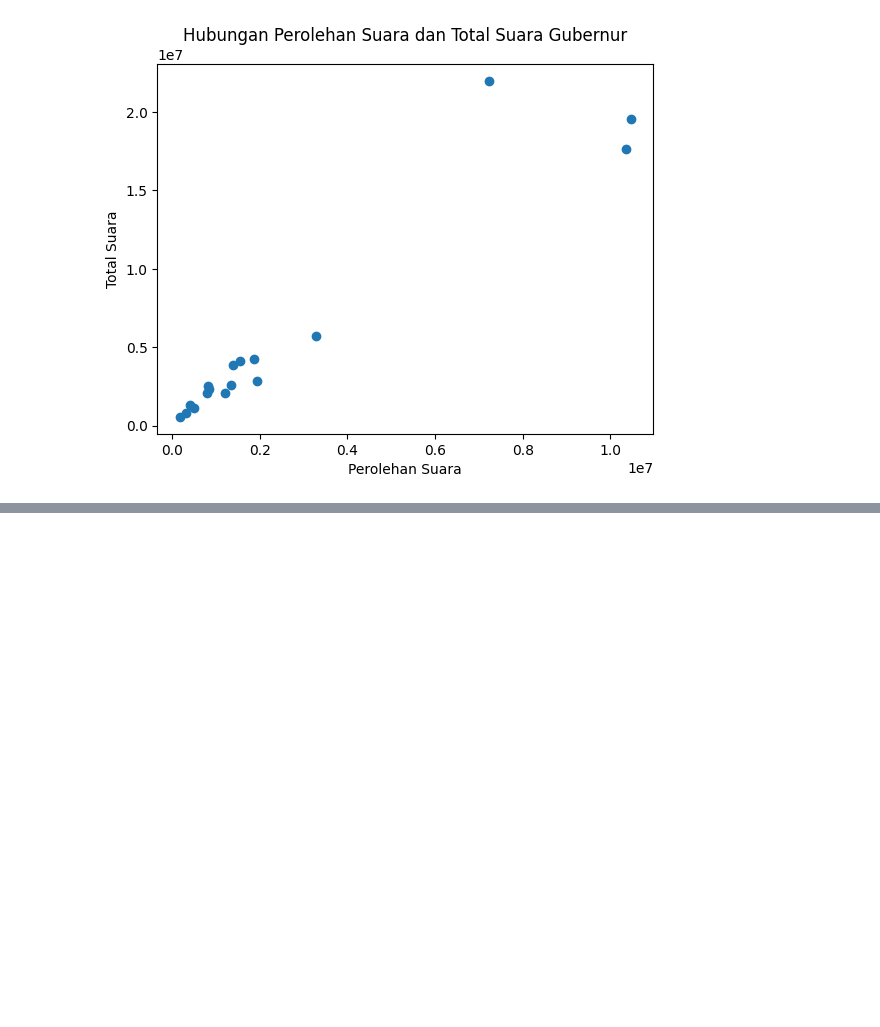
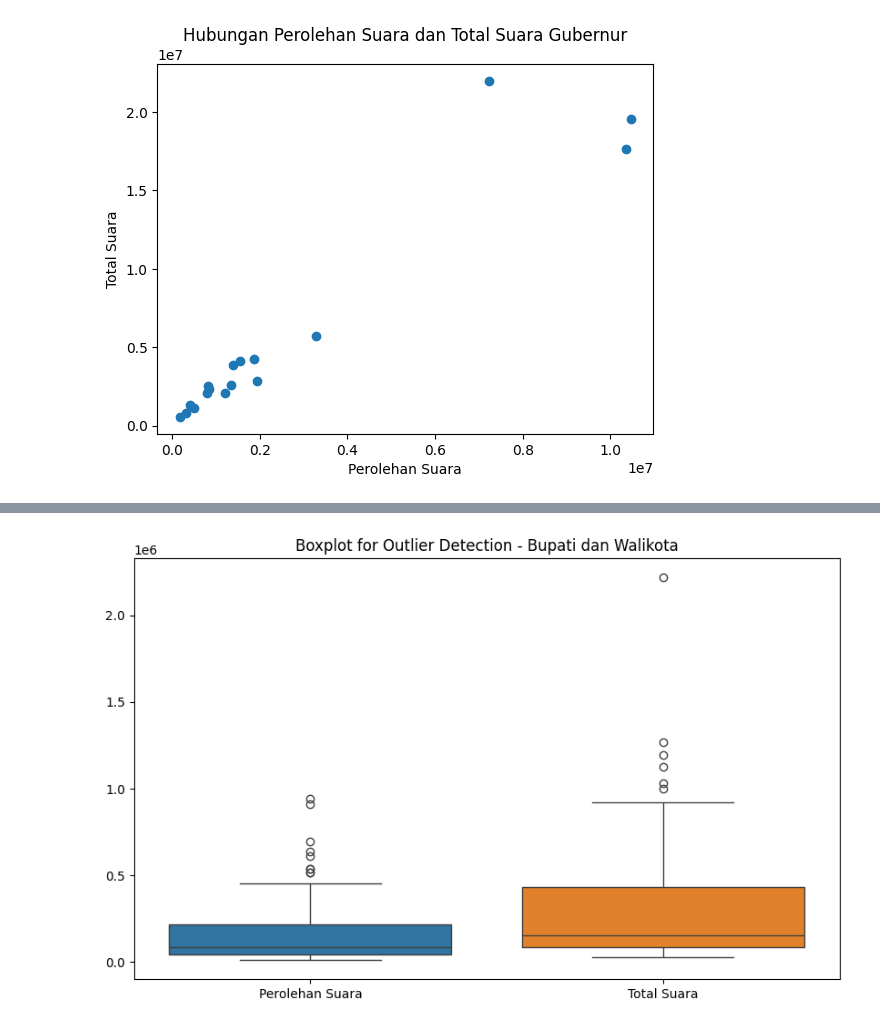
Before and after one commit to LatiefDataVisionary/eda-college-task, a Jupyter notebook: Tgs_EDA_pilkada.ipynb, the cells around one changed output, grey strips where cells are left out. Cells and saved outputs as stored; diff of their text form; code cells hidden in the pictures; blank space fills up the shorter version.

```diff
--- a/Tgs_EDA_pilkada.ipynb
+++ b/Tgs_EDA_pilkada.ipynb
@@ -194,0 +204,7 @@ plt.show()
+# %%
+plt.figure(figsize=(10, 6))
+sns.boxplot(data=df_bupati_walkot[['Perolehan Suara', 'Total Suara']])
+plt.title('Boxplot for Outlier Detection - Bupati dan Walikota')
+plt.show()
+# %% [output]
+[figure, added]
```
Also changed, not shown: parts of 3 cells of this notebook.
